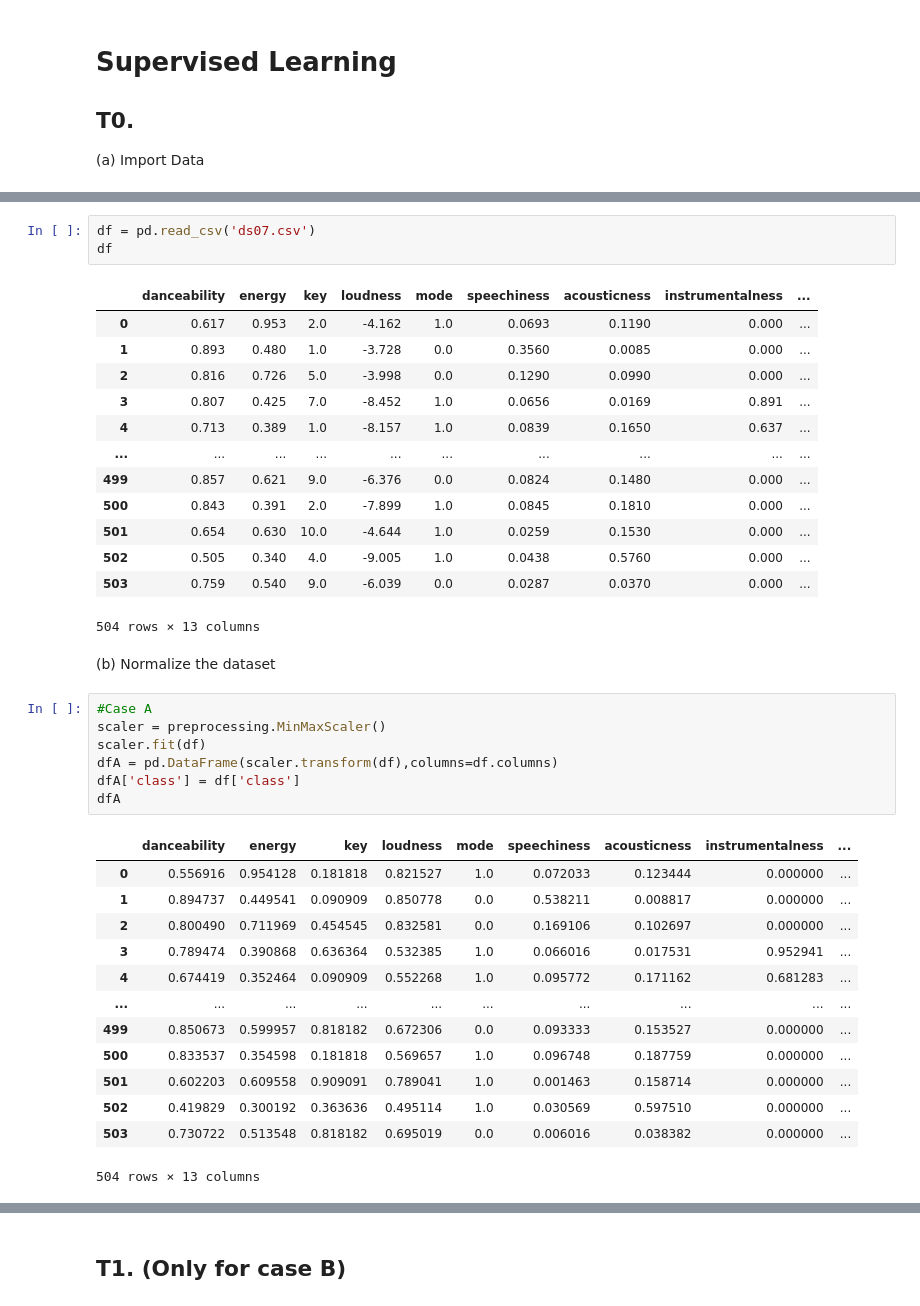
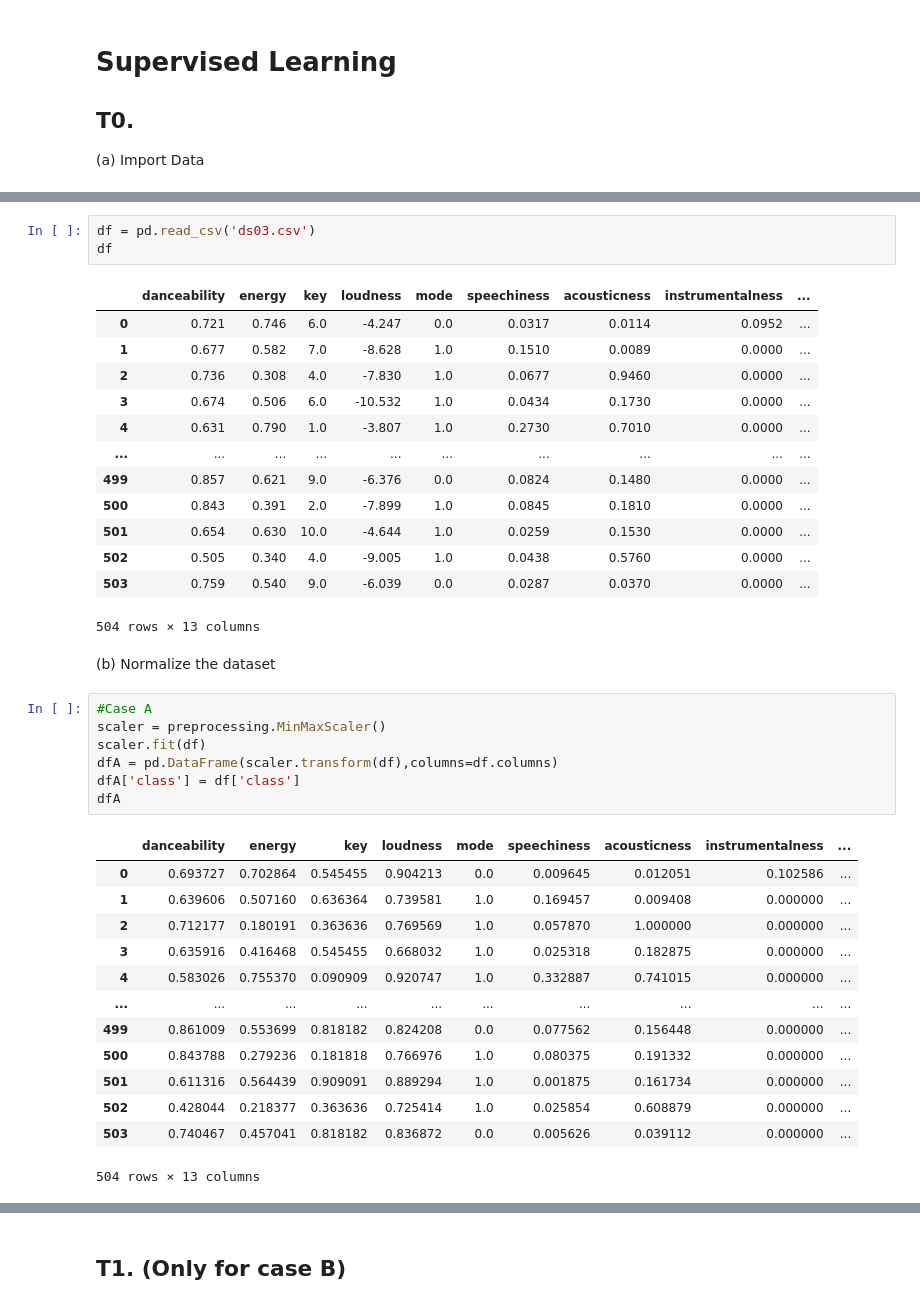
Before and after one commit to pedromartip/Supervised-Learning, a Jupyter notebook: Handout#2.ipynb, the cells around one changed output, grey strips where cells are left out. Cells and saved outputs as stored; diff of their text form.

```diff
--- a/Handout#2.ipynb
+++ b/Handout#2.ipynb
@@ -16,19 +25,19 @@ from sklearn.metrics import accuracy_score
 # %%
-df = pd.read_csv('ds07.csv')
+df = pd.read_csv('ds03.csv')
 df
 # %% [output]
 |  | danceability | energy | key | loudness | mode | speechiness | acousticness | instrumentalness | ... |
-| 0 | 0.617 | 0.953 | 2.0 | -4.162 | 1.0 | 0.0693 | 0.1190 | 0.000 | ... |
-| 1 | 0.893 | 0.480 | 1.0 | -3.728 | 0.0 | 0.3560 | 0.0085 | 0.000 | ... |
-| 2 | 0.816 | 0.726 | 5.0 | -3.998 | 0.0 | 0.1290 | 0.0990 | 0.000 | ... |
-| 3 | 0.807 | 0.425 | 7.0 | -8.452 | 1.0 | 0.0656 | 0.0169 | 0.891 | ... |
-| 4 | 0.713 | 0.389 | 1.0 | -8.157 | 1.0 | 0.0839 | 0.1650 | 0.637 | ... |
+| 0 | 0.721 | 0.746 | 6.0 | -4.247 | 0.0 | 0.0317 | 0.0114 | 0.0952 | ... |
+| 1 | 0.677 | 0.582 | 7.0 | -8.628 | 1.0 | 0.1510 | 0.0089 | 0.0000 | ... |
+| 2 | 0.736 | 0.308 | 4.0 | -7.830 | 1.0 | 0.0677 | 0.9460 | 0.0000 | ... |
+| 3 | 0.674 | 0.506 | 6.0 | -10.532 | 1.0 | 0.0434 | 0.1730 | 0.0000 | ... |
+| 4 | 0.631 | 0.790 | 1.0 | -3.807 | 1.0 | 0.2730 | 0.7010 | 0.0000 | ... |
 | ... | ... | ... | ... | ... | ... | ... | ... | ... | ... |
-| 499 | 0.857 | 0.621 | 9.0 | -6.376 | 0.0 | 0.0824 | 0.1480 | 0.000 | ... |
-| 500 | 0.843 | 0.391 | 2.0 | -7.899 | 1.0 | 0.0845 | 0.1810 | 0.000 | ... |
-| 501 | 0.654 | 0.630 | 10.0 | -4.644 | 1.0 | 0.0259 | 0.1530 | 0.000 | ... |
-| 502 | 0.505 | 0.340 | 4.0 | -9.005 | 1.0 | 0.0438 | 0.5760 | 0.000 | ... |
-| 503 | 0.759 | 0.540 | 9.0 | -6.039 | 0.0 | 0.0287 | 0.0370 | 0.000 | ... |
+| 499 | 0.857 | 0.621 | 9.0 | -6.376 | 0.0 | 0.0824 | 0.1480 | 0.0000 | ... |
+| 500 | 0.843 | 0.391 | 2.0 | -7.899 | 1.0 | 0.0845 | 0.1810 | 0.0000 | ... |
+| 501 | 0.654 | 0.630 | 10.0 | -4.644 | 1.0 | 0.0259 | 0.1530 | 0.0000 | ... |
+| 502 | 0.505 | 0.340 | 4.0 | -9.005 | 1.0 | 0.0438 | 0.5760 | 0.0000 | ... |
+| 503 | 0.759 | 0.540 | 9.0 | -6.039 | 0.0 | 0.0287 | 0.0370 | 0.0000 | ... |
 504 rows × 13 columns
 # %% [markdown]
 (b) Normalize the dataset
@@ -41,17 +50,17 @@ dfA['class'] = df['class']
 dfA
 # %% [output]
 |  | danceability | energy | key | loudness | mode | speechiness | acousticness | instrumentalness | ... |
-| 0 | 0.556916 | 0.954128 | 0.181818 | 0.821527 | 1.0 | 0.072033 | 0.123444 | 0.000000 | ... |
-| 1 | 0.894737 | 0.449541 | 0.090909 | 0.850778 | 0.0 | 0.538211 | 0.008817 | 0.000000 | ... |
-| 2 | 0.800490 | 0.711969 | 0.454545 | 0.832581 | 0.0 | 0.169106 | 0.102697 | 0.000000 | ... |
-| 3 | 0.789474 | 0.390868 | 0.636364 | 0.532385 | 1.0 | 0.066016 | 0.017531 | 0.952941 | ... |
-| 4 | 0.674419 | 0.352464 | 0.090909 | 0.552268 | 1.0 | 0.095772 | 0.171162 | 0.681283 | ... |
+| 0 | 0.693727 | 0.702864 | 0.545455 | 0.904213 | 0.0 | 0.009645 | 0.012051 | 0.102586 | ... |
+| 1 | 0.639606 | 0.507160 | 0.636364 | 0.739581 | 1.0 | 0.169457 | 0.009408 | 0.000000 | ... |
+| 2 | 0.712177 | 0.180191 | 0.363636 | 0.769569 | 1.0 | 0.057870 | 1.000000 | 0.000000 | ... |
+| 3 | 0.635916 | 0.416468 | 0.545455 | 0.668032 | 1.0 | 0.025318 | 0.182875 | 0.000000 | ... |
+| 4 | 0.583026 | 0.755370 | 0.090909 | 0.920747 | 1.0 | 0.332887 | 0.741015 | 0.000000 | ... |
 | ... | ... | ... | ... | ... | ... | ... | ... | ... | ... |
-| 499 | 0.850673 | 0.599957 | 0.818182 | 0.672306 | 0.0 | 0.093333 | 0.153527 | 0.000000 | ... |
-| 500 | 0.833537 | 0.354598 | 0.181818 | 0.569657 | 1.0 | 0.096748 | 0.187759 | 0.000000 | ... |
-| 501 | 0.602203 | 0.609558 | 0.909091 | 0.789041 | 1.0 | 0.001463 | 0.158714 | 0.000000 | ... |
-| 502 | 0.419829 | 0.300192 | 0.363636 | 0.495114 | 1.0 | 0.030569 | 0.597510 | 0.000000 | ... |
-| 503 | 0.730722 | 0.513548 | 0.818182 | 0.695019 | 0.0 | 0.006016 | 0.038382 | 0.000000 | ... |
+| 499 | 0.861009 | 0.553699 | 0.818182 | 0.824208 | 0.0 | 0.077562 | 0.156448 | 0.000000 | ... |
+| 500 | 0.843788 | 0.279236 | 0.181818 | 0.766976 | 1.0 | 0.080375 | 0.191332 | 0.000000 | ... |
+| 501 | 0.611316 | 0.564439 | 0.909091 | 0.889294 | 1.0 | 0.001875 | 0.161734 | 0.000000 | ... |
+| 502 | 0.428044 | 0.218377 | 0.363636 | 0.725414 | 1.0 | 0.025854 | 0.608879 | 0.000000 | ... |
+| 503 | 0.740467 | 0.457041 | 0.818182 | 0.836872 | 0.0 | 0.005626 | 0.039112 | 0.000000 | ... |
 504 rows × 13 columns
 # %%
 #Case B
```
Also changed, not shown: parts of 15 cells of this notebook.
